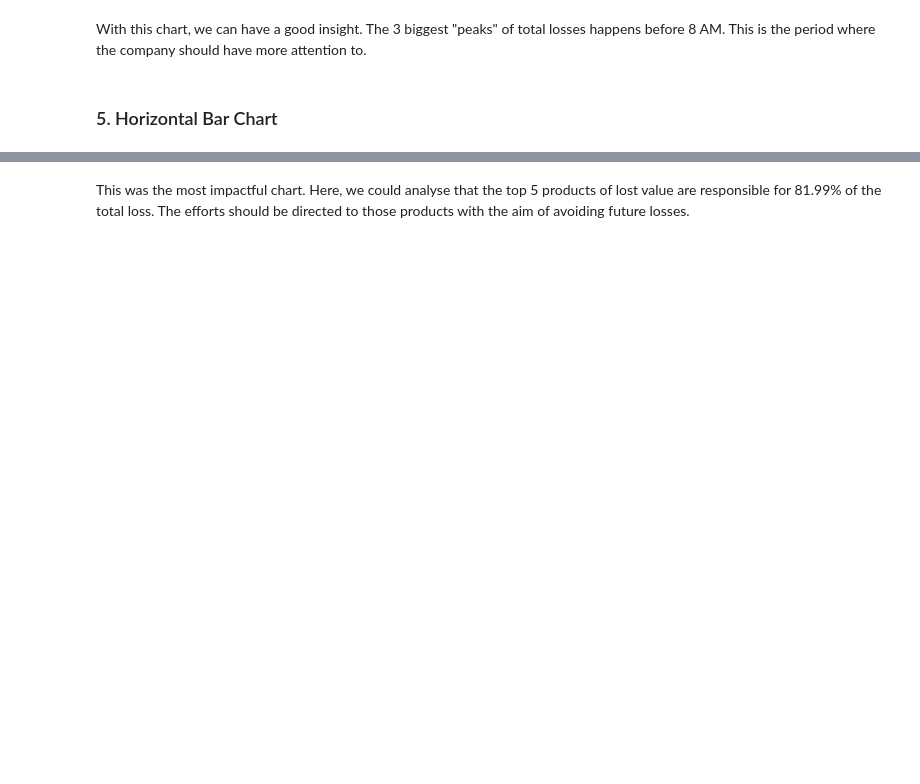
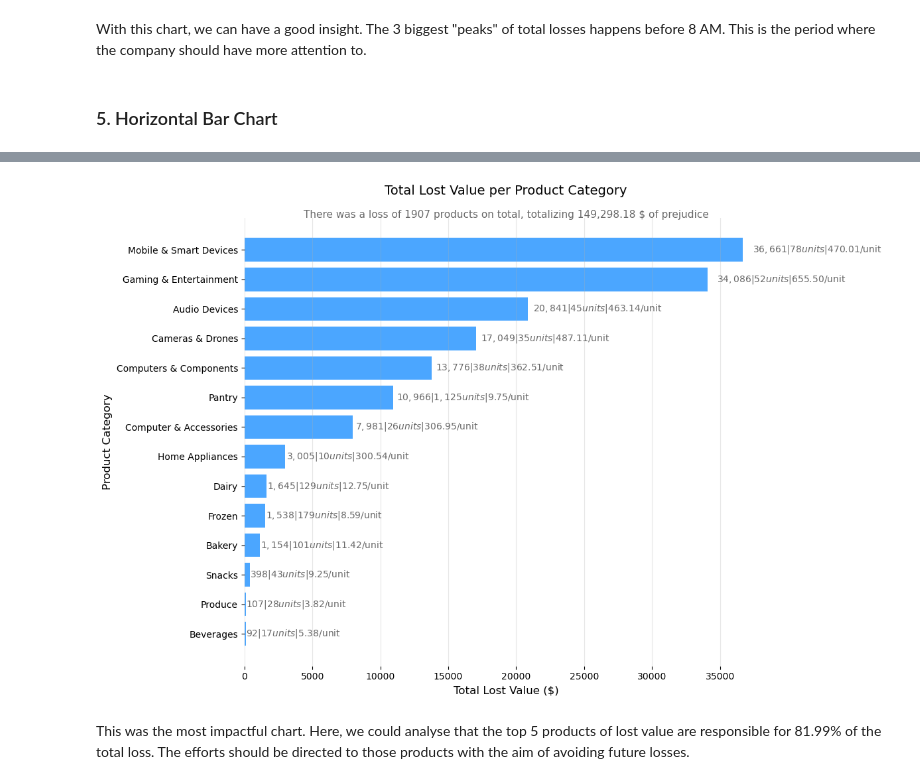
Before and after one commit to Edcysne/Walmart-Project, a Jupyter notebook: first_data_analysis.ipynb, the cells around one changed output, grey strips where cells are left out. Saved outputs shown, nothing was run; the diff lists cells and outputs as text; code cells hidden in the pictures; blank space fills up the shorter version.

```diff
--- a/first_data_analysis.ipynb
+++ b/first_data_analysis.ipynb
@@ -1314,2 +1332,59 @@ plt.show()
+# %%
+# Horizontal Bar Chart – Total Lost Value per Product Category (with quantity and average ticket)
+
+quantity_lost = df_nodup['items_missing'].sum()
+
+total_loss = fraudulent_customer['total_lost_value'].sum()
+formatted_loss = f'{round(total_loss,2):,} $'
+
+# Filter relevant rows
+category_loss = df_nodup[
+    (df_nodup['missing_product_category'].notna()) &
+    (df_nodup['total_lost_value'].notna()) &
+    (df_nodup['items_missing'].notna())
+]
+
+# Group and sum total lost per category (value and quantity)
+category_loss = (
+    category_loss.groupby('missing_product_category')[['total_lost_value', 'items_missing']]
+    .sum()
+    .sort_values('total_lost_value', ascending=True)
+)
+
+# Compute average ticket (value per lost quantity)
+category_loss['avg_ticket'] = category_loss['total_lost_value'] / category_loss['items_missing']
+
+# Create the figure
+fig, ax = plt.subplots(figsize=(12, 8))
+
+# Plot horizontal bars (value)
+bars = ax.barh(category_loss.index, category_loss['total_lost_value'],
+               color='dodgerblue', alpha=0.8)
+
+# Title and labels
+ax.set_title('Total Lost Value per Product Category', fontsize=14, pad=25)
+ax.set_xlabel('Total Lost Value ($)', fontsize=12)
+ax.set_ylabel('Product Category', fontsize=12)
+
+# Add value, quantity, and average ticket labels beside each bar
+for i, bar in enumerate(bars):
+    value = category_loss['total_lost_value'].iloc[i]
+    qty = category_loss['items_missing'].iloc[i]
+    avg_ticket = category_loss['avg_ticket'].iloc[i]
+
+    ax.text(value + (value * 0.02),                     # offset to the right of the bar
+            bar.get_y() + bar.get_height()/2,
+            f'${value:,.0f}  |  {qty:,.0f} units  |  ${avg_ticket:,.2f}/unit',
+            va='center', ha='left', fontsize=10, color='dimgray')
+
+plt.text(0.5, 1.00, f'There was a loss of {quantity_lost} products on total, totalizing {formatted_loss} of prejudice', transform = ax.transAxes, ha='center', fontsize = 11, color = "dimgray")
+
+# Style
+ax.grid(True, axis='x', alpha=0.3, linestyle='-')
+sns.despine(left=True, bottom=True)
+plt.tight_layout()
+plt.show()
+# %% [output]
+[figure, added]
 # %% [markdown]
 This was the most impactful chart. Here, we could analyse that the top 5 products of lost value are responsible for 81.99% of the total loss. The efforts should be directed to those products with the aim of avoiding future losses.
```
Also changed, not shown: parts of 9 cells of this notebook.
